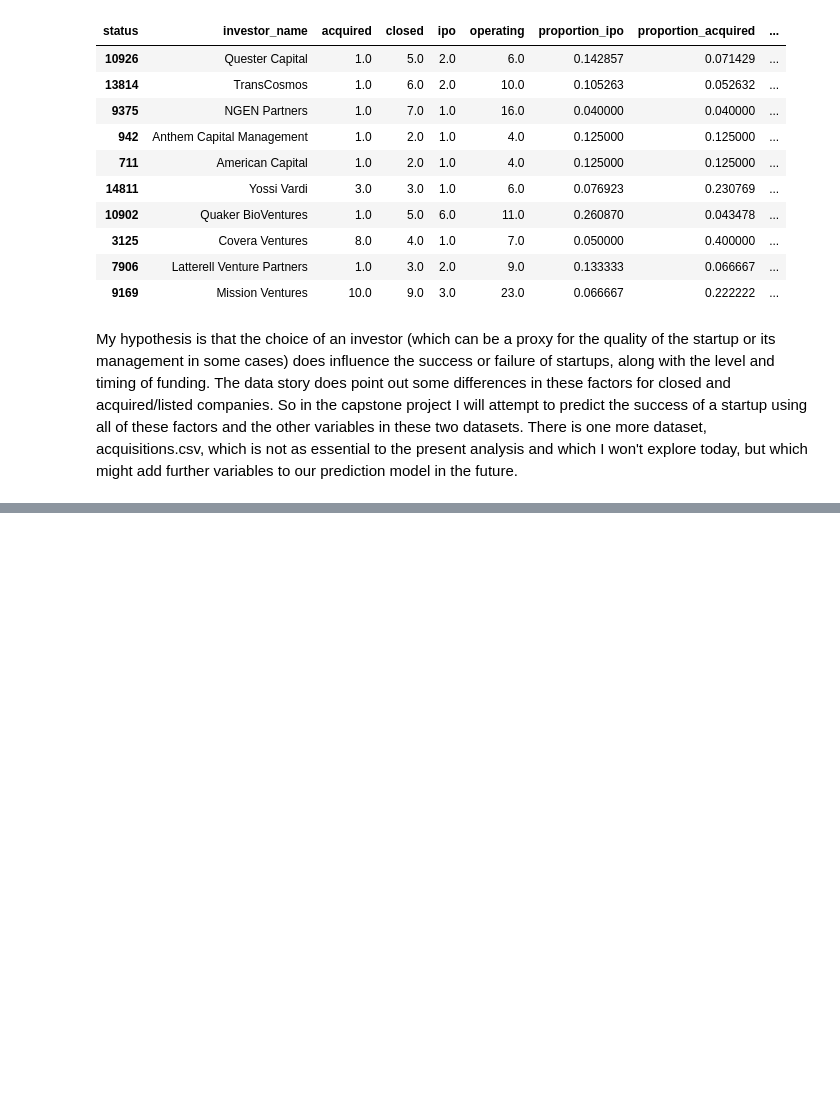
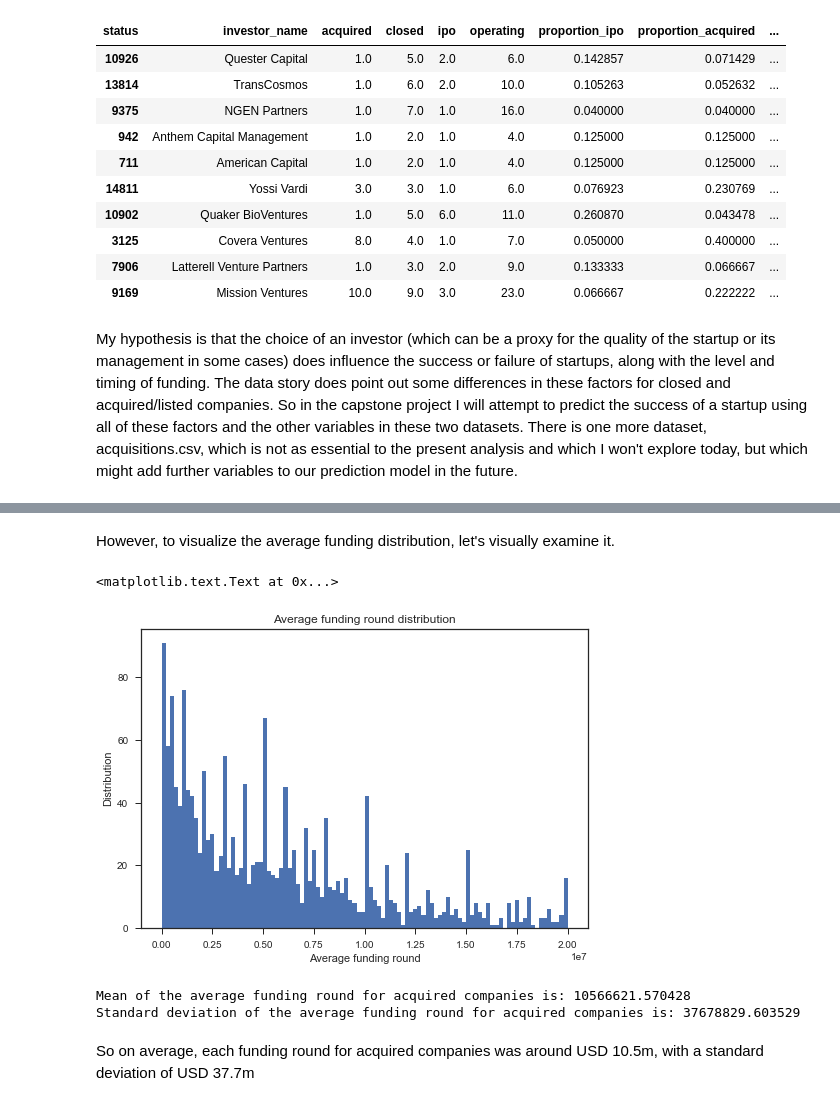
Before and after one commit to LVdatahub/Capstone-project----DS-Intensive-Springboard, a Jupyter notebook: Data story.ipynb, the cells around one changed output, grey strips where cells are left out. Cells and saved outputs as stored; diff of their text form; code cells hidden in the pictures; blank space fills up the shorter version.

```diff
--- a/Data story.ipynb
+++ b/Data story.ipynb
@@ -737,0 +776,2 @@ My hypothesis is that the choice of an investor (which can be a proxy for the qu
+# %%
+companies['average_funding_round'] = companies['funding_total_usd']/companies['funding_rounds']
@@ -737,0 +780,4 @@ My hypothesis is that the choice of an investor (which can be a proxy for the qu
+# %%
+avg_funding_round_acquired = companies[companies.status == 'acquired'].average_funding_round.dropna()
+avg_funding_round_closed = companies[companies.status == 'closed'].average_funding_round.dropna()
+avg_funding_round_ipo = companies[companies.status == 'ipo'].average_funding_round.dropna()
@@ -737,0 +786,24 @@ My hypothesis is that the choice of an investor (which can be a proxy for the qu
+# %% [markdown]
+However, to visualize the average funding distribution, let's visually examine it.
+# %%
+fig, ax = plt.subplots()
+
+nbins = 100
+xmin = 0
+xmax = 20000000
+
+ax = plt.hist(avg_funding_round_acquired, bins = nbins, range = [xmin, xmax])
+plt.xlabel("Average funding round")
+plt.ylabel("Distribution")
+plt.title("Average funding round distribution")
+# %% [output]
+<matplotlib.text.Text at 0x...>
+[figure, added]
+# %%
+print('Mean of the average funding round for acquired companies is: {:2f}'.format(np.mean(avg_funding_round_acquired)))
+print('Standard deviation of the average funding round for acquired companies is: {:2f}'.format(np.std(avg_funding_round_acquired)))
+# %% [output]
+Mean of the average funding round for acquired companies is: 10566621.570428
+Standard deviation of the average funding round for acquired companies is: 37678829.603529
+# %% [markdown]
+So on average, each funding round for acquired companies was around USD 10.5m, with a standard deviation of USD 37.7m
```
Also changed, not shown: parts of 28 cells of this notebook.
